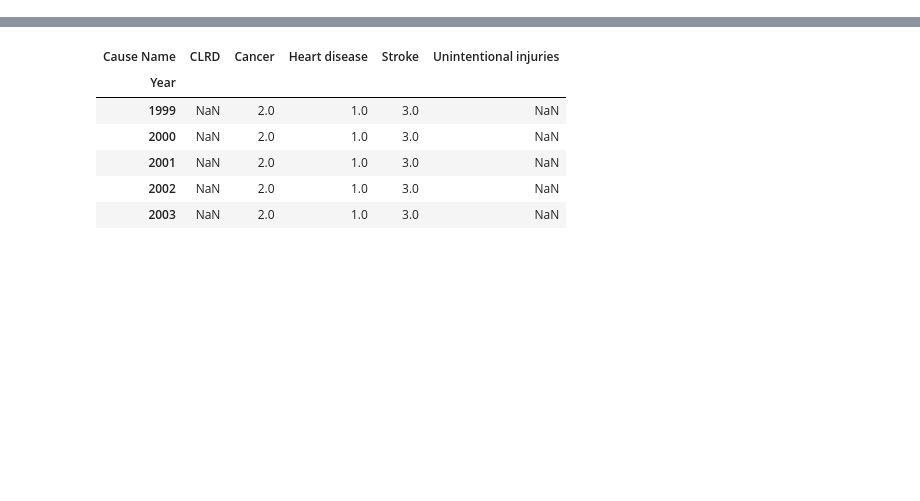
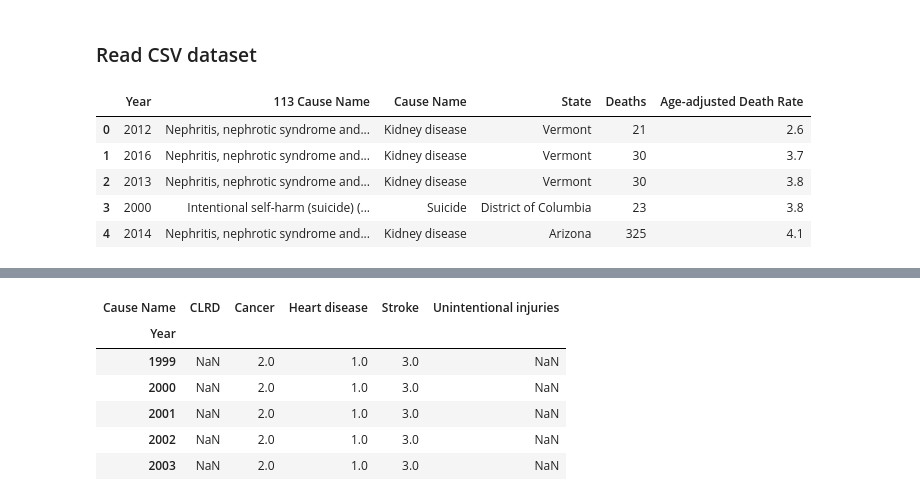
Before and after one commit to bicycdev/pandas_leading_causes, a Jupyter notebook: leading_causes.ipynb, the cells around one changed output, grey strips where cells are left out. Saved outputs shown, nothing was run; the diff lists cells and outputs as text; code cells hidden in the pictures; blank space fills up the shorter version.

```diff
--- a/leading_causes.ipynb
+++ b/leading_causes.ipynb
@@ -4,5 +4,16 @@ import seaborn as sns; sns.set()
 %matplotlib inline
 import matplotlib.pyplot as plt
 plt.rcParams["figure.figsize"]=15,5
+# %% [markdown]
+### Read CSV dataset
 # %%
 df = pd.read_csv('NCHS_-_Leading_Causes_of_Death__United_States.csv')
+# %%
+df.head()
+# %% [output]
+|  | Year | 113 Cause Name | Cause Name | State | Deaths | Age-adjusted Death Rate |
+| 0 | 2012 | Nephritis, nephrotic syndrome and... | Kidney disease | Vermont | 21 | 2.6 |
+| 1 | 2016 | Nephritis, nephrotic syndrome and... | Kidney disease | Vermont | 30 | 3.7 |
+| 2 | 2013 | Nephritis, nephrotic syndrome and... | Kidney disease | Vermont | 30 | 3.8 |
+| 3 | 2000 | Intentional self-harm (suicide) (... | Suicide | District of Columbia | 23 | 3.8 |
+| 4 | 2014 | Nephritis, nephrotic syndrome and... | Kidney disease | Arizona | 325 | 4.1 |
```
Also changed, not shown: parts of 21 cells of this notebook.
